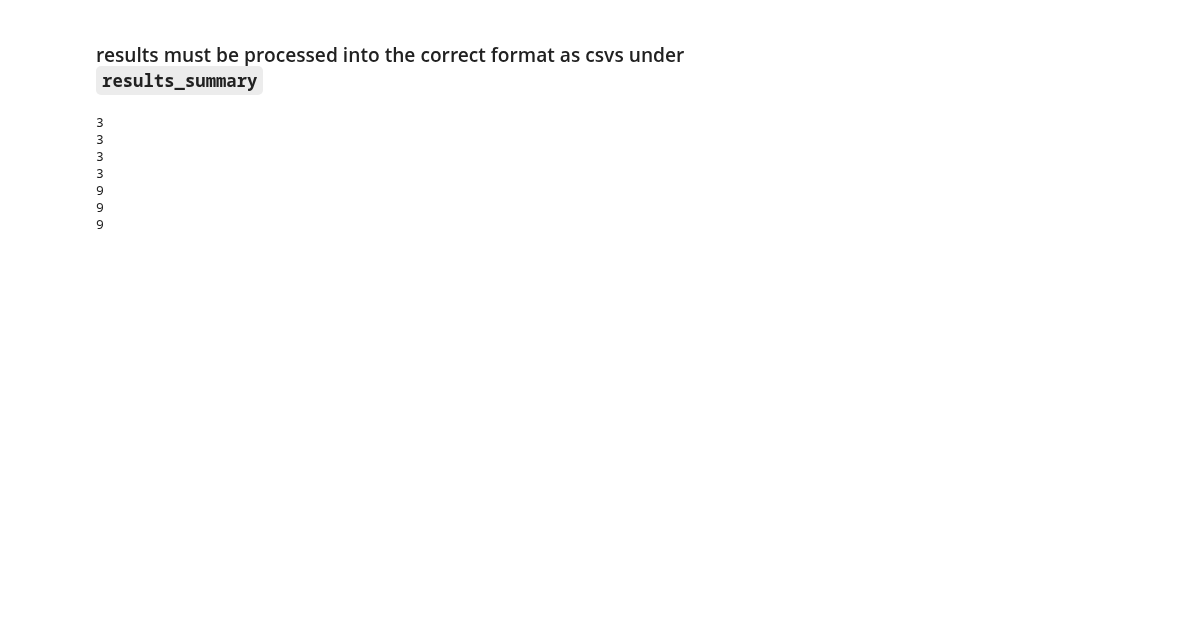
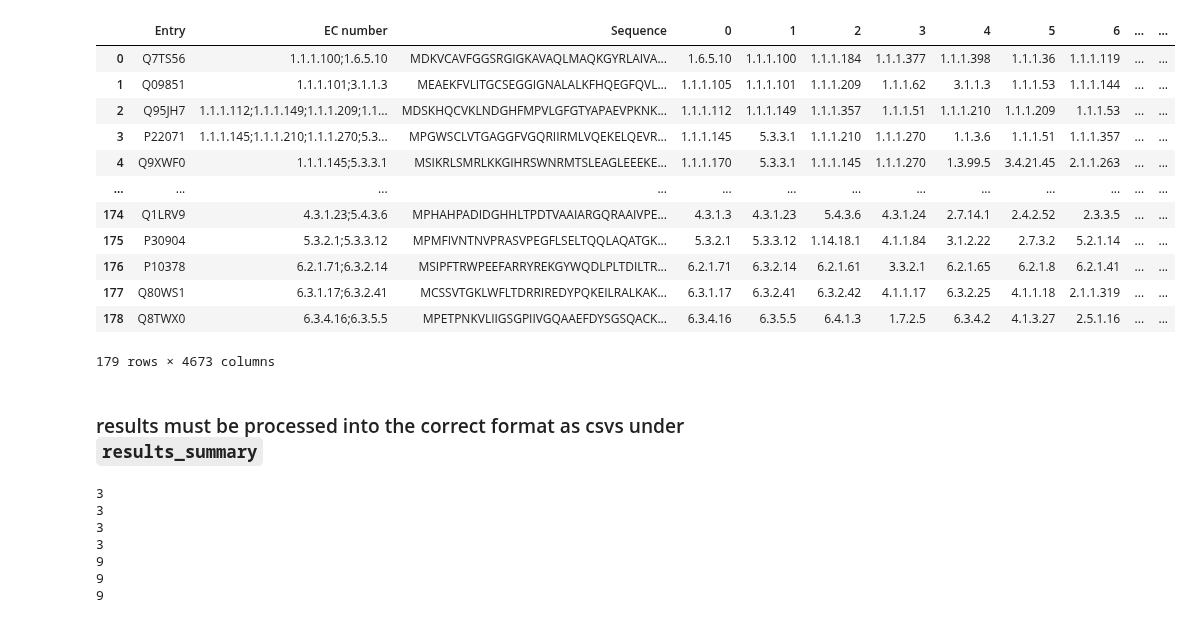
Before and after one commit to jsunn-y/CARE, a Jupyter notebook: performance_evaluation.ipynb, the cells around one changed output. Cells and saved outputs as stored; diff of their text form; code cells hidden in the pictures; blank space fills up the shorter version.

Commit message:
checking what results df looks like

```diff
--- a/performance_evaluation.ipynb
+++ b/performance_evaluation.ipynb
@@ -67,3 +83,20 @@ warnings.filterwarnings("ignore")
+# %%
+df = pd.read_csv('/disk1/jyang4/repos/CARE/task1_baselines/results_summary/CLEAN/promiscuous_protein_test_results_df.csv')
+df
+# %% [output]
+|  | Entry | EC number | Sequence | 0 | 1 | 2 | 3 | 4 | 5 | 6 | ... | ... |
+| 0 | Q7TS56 | 1.1.1.100;1.6.5.10 | MDKVCAVFGGSRGIGKAVAQLMAQKGYRLAIVA... | 1.6.5.10 | 1.1.1.100 | 1.1.1.184 | 1.1.1.377 | 1.1.1.398 | 1.1.1.36 | 1.1.1.119 | ... | ... |
+| 1 | Q09851 | 1.1.1.101;3.1.1.3 | MEAEKFVLITGCSEGGIGNALALKFHQEGFQVL... | 1.1.1.105 | 1.1.1.101 | 1.1.1.209 | 1.1.1.62 | 3.1.1.3 | 1.1.1.53 | 1.1.1.144 | ... | ... |
+| 2 | Q95JH7 | 1.1.1.112;1.1.1.149;1.1.1.209;1.1... | MDSKHQCVKLNDGHFMPVLGFGTYAPAEVPKNK... | 1.1.1.112 | 1.1.1.149 | 1.1.1.357 | 1.1.1.51 | 1.1.1.210 | 1.1.1.209 | 1.1.1.53 | ... | ... |
+| 3 | P22071 | 1.1.1.145;1.1.1.210;1.1.1.270;5.3... | MPGWSCLVTGAGGFVGQRIIRMLVQEKELQEVR... | 1.1.1.145 | 5.3.3.1 | 1.1.1.210 | 1.1.1.270 | 1.1.3.6 | 1.1.1.51 | 1.1.1.357 | ... | ... |
+| 4 | Q9XWF0 | 1.1.1.145;5.3.3.1 | MSIKRLSMRLKKGIHRSWNRMTSLEAGLEEEKE... | 1.1.1.170 | 5.3.3.1 | 1.1.1.145 | 1.1.1.270 | 1.3.99.5 | 3.4.21.45 | 2.1.1.263 | ... | ... |
+| ... | ... | ... | ... | ... | ... | ... | ... | ... | ... | ... | ... | ... |
+| 174 | Q1LRV9 | 4.3.1.23;5.4.3.6 | MPHAHPADIDGHHLTPDTVAAIARGQRAAIVPE... | 4.3.1.3 | 4.3.1.23 | 5.4.3.6 | 4.3.1.24 | 2.7.14.1 | 2.4.2.52 | 2.3.3.5 | ... | ... |
+| 175 | P30904 | 5.3.2.1;5.3.3.12 | MPMFIVNTNVPRASVPEGFLSELTQQLAQATGK... | 5.3.2.1 | 5.3.3.12 | 1.14.18.1 | 4.1.1.84 | 3.1.2.22 | 2.7.3.2 | 5.2.1.14 | ... | ... |
+| 176 | P10378 | 6.2.1.71;6.3.2.14 | MSIPFTRWPEEFARRYREKGYWQDLPLTDILTR... | 6.2.1.71 | 6.3.2.14 | 6.2.1.61 | 3.3.2.1 | 6.2.1.65 | 6.2.1.8 | 6.2.1.41 | ... | ... |
+| 177 | Q80WS1 | 6.3.1.17;6.3.2.41 | MCSSVTGKLWFLTDRRIREDYPQKEILRALKAK... | 6.3.1.17 | 6.3.2.41 | 6.3.2.42 | 4.1.1.17 | 6.3.2.25 | 4.1.1.18 | 2.1.1.319 | ... | ... |
+| 178 | Q8TWX0 | 6.3.4.16;6.3.5.5 | MPETPNKVLIIGSGPIIVGQAAEFDYSGSQACK... | 6.3.4.16 | 6.3.5.5 | 6.4.1.3 | 1.7.2.5 | 6.3.4.2 | 4.1.3.27 | 2.5.1.16 | ... | ... |
+179 rows × 4673 columns
 # %% [markdown]
 ### results must be processed into the correct format as csvs under `results_summary`
 # %%
```
Also changed, not shown: parts of 3 cells of this notebook.
